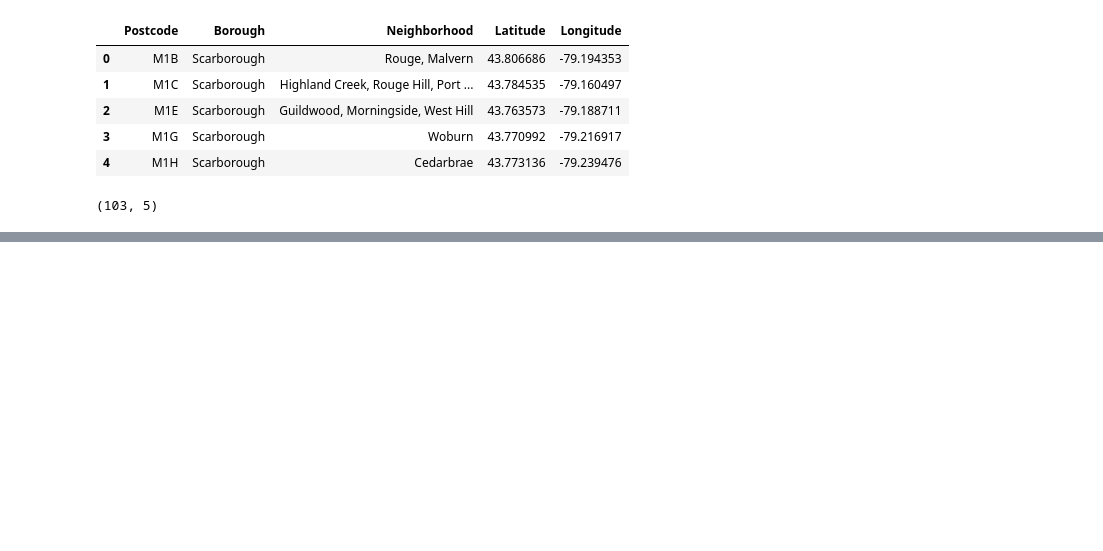
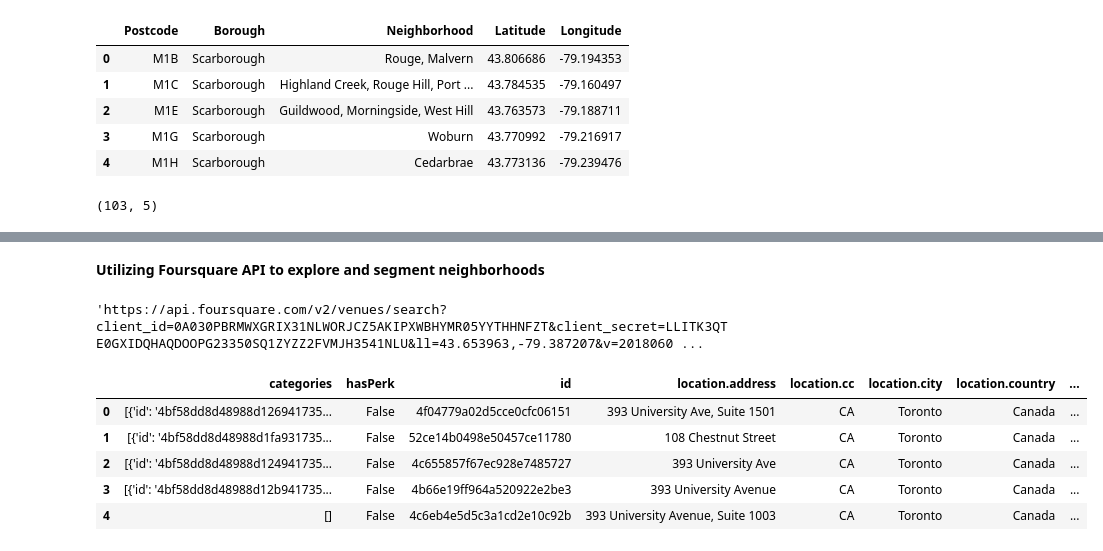
Before and after one commit to sregunath/Coursera_Capstone, a Jupyter notebook: Segmenting_Clustering.ipynb, the cells around one changed output, grey strips where cells are left out. Drawn from its saved outputs; the diff is of its cells as text; code cells hidden in the pictures; blank space fills up the shorter version.

```diff
--- a/Segmenting_Clustering.ipynb
+++ b/Segmenting_Clustering.ipynb
@@ -123,0 +126,8 @@ dfc.shape
+# %%
+address = 'Toronto'
+
+geolocator = Nominatim(user_agent="ny_explorer")
+location = geolocator.geocode(address)
+latitude = location.latitude
+longitude = location.longitude
+print('The geograpical coordinate of Toronto are {}, {}.'.format(latitude, longitude))
@@ -123,0 +158,12 @@ dfc.shape
+# %% [markdown]
+<b> Utilizing  Foursquare API to explore and segment neighborhoods </b>
+# %%
+CLIENT_ID = '0A030PBRMWXGRIX31NLWORJCZ5AKIPXWBHYMR05YYTHHNFZT' # your Foursquare ID
+CLIENT_SECRET = 'LLITK3QTE0GXIDQHAQDOOPG23350SQ1ZYZZ2FVMJH3541NLU' # your Foursquare Secret
+VERSION = '20180604'
+LIMIT = 100
+radius = 500
+url = 'https://api.foursquare.com/v2/venues/search?client_id={}&client_secret={}&ll={},{}&v={}&radius={}&limit={}'.format(CLIENT_ID, CLIENT_SECRET, latitude, longitude, VERSION, radius, LIMIT)
+url
+# %% [output]
+'https://api.foursquare.com/v2/venues/search?client_id=0A030PBRMWXGRIX31NLWORJCZ5AKIPXWBHYMR05YYTHHNFZT&client_secret=LLITK3QTE0GXIDQHAQDOOPG23350SQ1ZYZZ2FVMJH3541NLU&ll=43.653963,-79.387207&v=2018060 ...
@@ -123,0 +181,18 @@ dfc.shape
+# %%
+#Send the GET request and examine the results
+results = requests.get(url).json()
+results
+
+# assign relevant part of JSON to venues
+venues = results['response']['venues']
+
+# tranform venues into a dataframe
+dataframe = json_normalize(venues)
+dataframe.head()
+# %% [output]
+|  | categories | hasPerk | id | location.address | location.cc | location.city | location.country | ... |
+| 0 | [{'id': '4bf58dd8d48988d126941735... | False | 4f04779a02d5cce0cfc06151 | 393 University Ave, Suite 1501 | CA | Toronto | Canada | ... |
+| 1 | [{'id': '4bf58dd8d48988d1fa931735... | False | 52ce14b0498e50457ce11780 | 108 Chestnut Street | CA | Toronto | Canada | ... |
+| 2 | [{'id': '4bf58dd8d48988d124941735... | False | 4c655857f67ec928e7485727 | 393 University Ave | CA | Toronto | Canada | ... |
+| 3 | [{'id': '4bf58dd8d48988d12b941735... | False | 4b66e19ff964a520922e2be3 | 393 University Avenue | CA | Toronto | Canada | ... |
+| 4 | [] | False | 4c6eb4e5d5c3a1cd2e10c92b | 393 University Avenue, Suite 1003 | CA | Toronto | Canada | ... |
```
Also changed, not shown: parts of 7 cells of this notebook.
